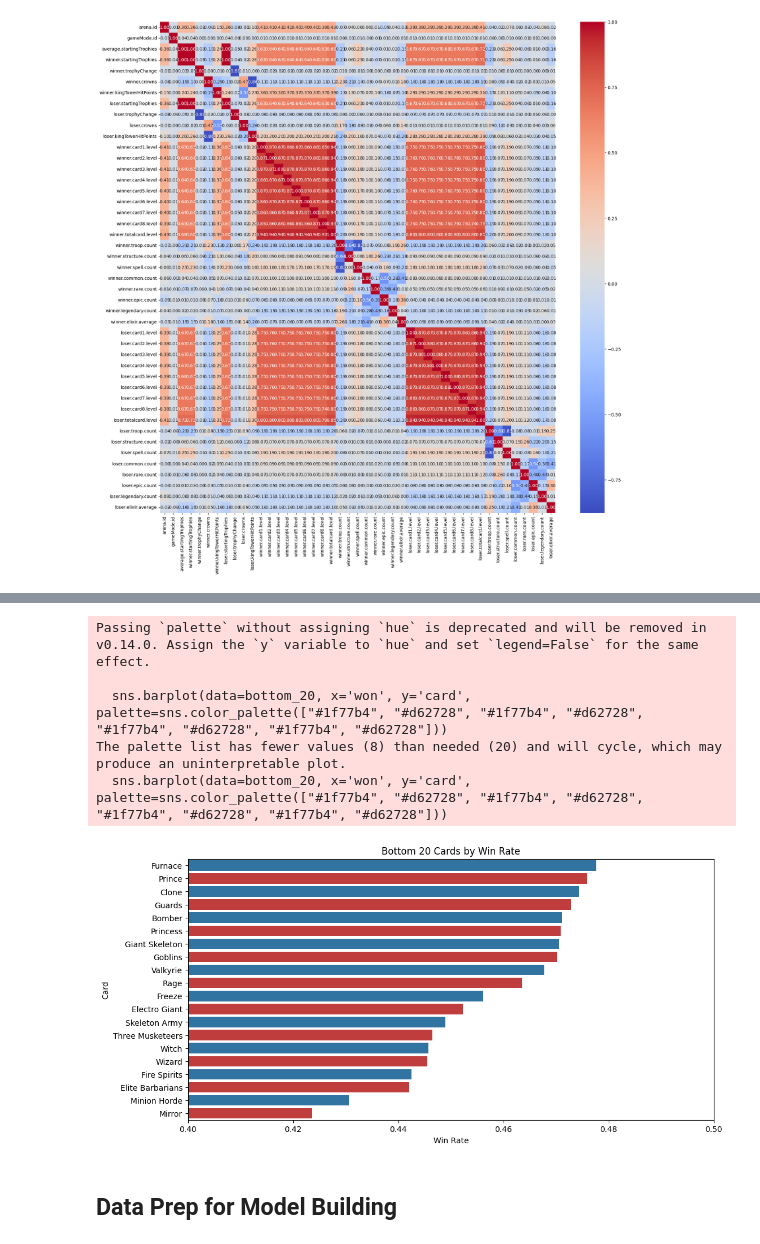
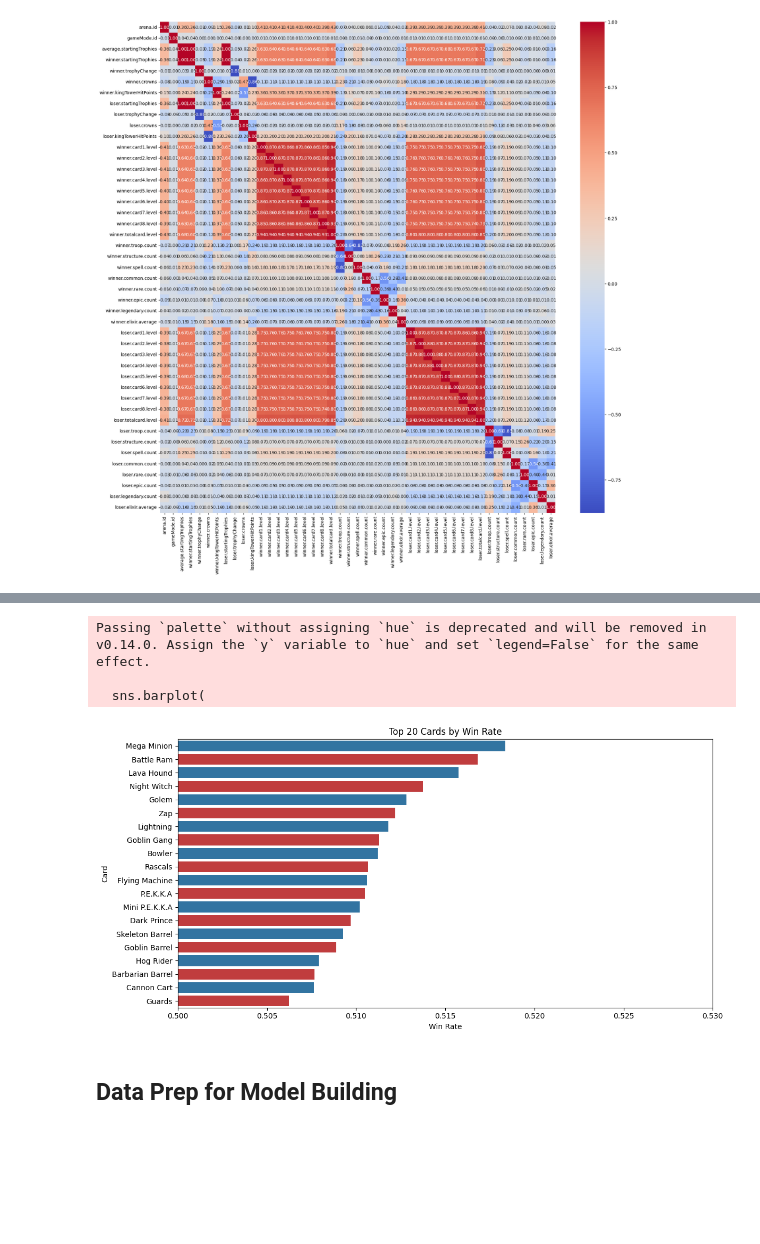
Before and after one commit to carlog1566/Data-Royale, a Jupyter notebook: main (2).ipynb, the cells around one changed output, grey strips where cells are left out. Drawn from its saved outputs; the diff is of its cells as text; code cells hidden in the pictures; blank space fills up the shorter version.

```diff
--- a/main (2).ipynb
+++ b/main (2).ipynb
@@ -27,7 +27,7 @@ pd.set_option('display.width', 1000)
 <h2><strong>Read and Verify CSV</strong></h2>
 # %%
 # Read CSV
-df = pd.read_csv('battles.csv', nrows=500000)
+df = pd.read_csv('battles.csv')
 
 # Print first five lines of CSV
 print(df.head())
@@ -439,6 +423,11 @@ cards_df = pd.DataFrame(all_cards)
 # %%
 
-card_win_rates = cards_df.groupby('card')['won'].mean().reset_index()
-card_win_rates = card_win_rates.sort_values(by='won', ascending=False)
-print(card_win_rates.head(20))  # top 20 cards
-print(card_win_rates.tail(20))  # bottom 20 cards
+cards = list(card_total.keys())
+
+card_stats = pd.DataFrame({
+    "card": cards,
+    "games": [card_total[c] for c in cards],
+    "wins": [card_wins[c] for c in cards]
+})
+
+card_stats["winrate"] = card_stats["wins"] / card_stats["games"]
@@ -484,21 +477,30 @@ The palette list has fewer values (8) than needed (20) and will cycle, which may
 # %%
-plt.figure(figsize=(12,6))
-sns.barplot(data=bottom_20, x='won', y='card',  palette=sns.color_palette(["#1f77b4", "#d62728", "#1f77b4", "#d62728", "#1f77b4", "#d62728", "#1f77b4", "#d62728"]))
-plt.title('Bottom 20 Cards by Win Rate')
-plt.xlabel('Win Rate')
-plt.ylabel('Card')
+# Sort and select top 20
+top_20 = card_stats.sort_values("winrate", ascending=False).head(20)
 
+plt.figure(figsize=(12, 6))
 
-plt.xlim(0.4, 0.5)
+sns.barplot(
+    data=top_20,
+    x="winrate",
+    y="card",
+    palette=sns.color_palette(["#1f77b4", "#d62728"] * 10)  # blue/red alternating
+)
 
+plt.title("Top 20 Cards by Win Rate")
+plt.xlabel("Win Rate")
+plt.ylabel("Card")
+
+# Optional zoom
+plt.xlim(0.5, 0.53)
+
+plt.tight_layout()
 plt.show()
 # %% [output]
 Passing `palette` without assigning `hue` is deprecated and will be removed in v0.14.0. Assign the `y` variable to `hue` and set `legend=False` for the same effect.
 
-  sns.barplot(data=bottom_20, x='won', y='card',  palette=sns.color_palette(["#1f77b4", "#d62728", "#1f77b4", "#d62728", "#1f77b4", "#d62728", "#1f77b4", "#d62728"]))
-The palette list has fewer values (8) than needed (20) and will cycle, which may produce an uninterpretable plot.
-  sns.barplot(data=bottom_20, x='won', y='card',  palette=sns.color_palette(["#1f77b4", "#d62728", "#1f77b4", "#d62728", "#1f77b4", "#d62728", "#1f77b4", "#d62728"]))
+  sns.barplot(
-[figure, old version]
+[figure, new version]
 # %% [markdown]
 <h2><strong>Data Prep for Model Building</strong></h2>
 # %% [markdown]
```
Also changed, not shown: parts of 15 cells of this notebook.
